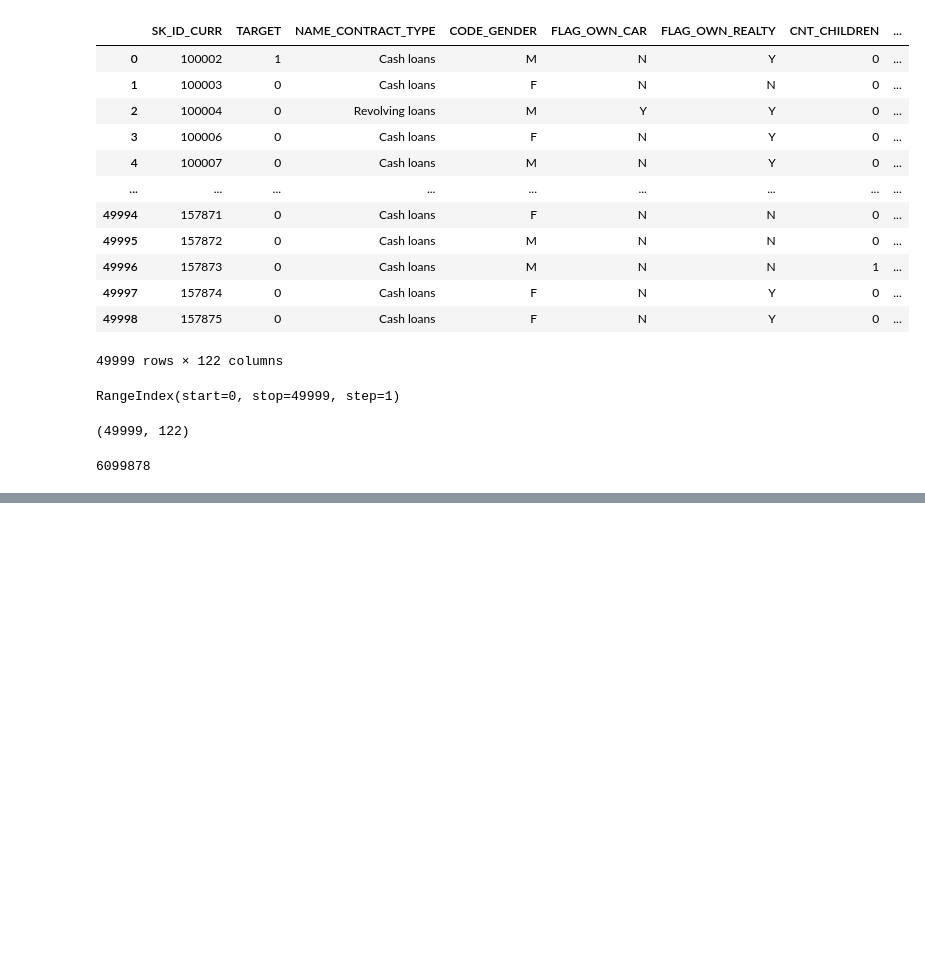
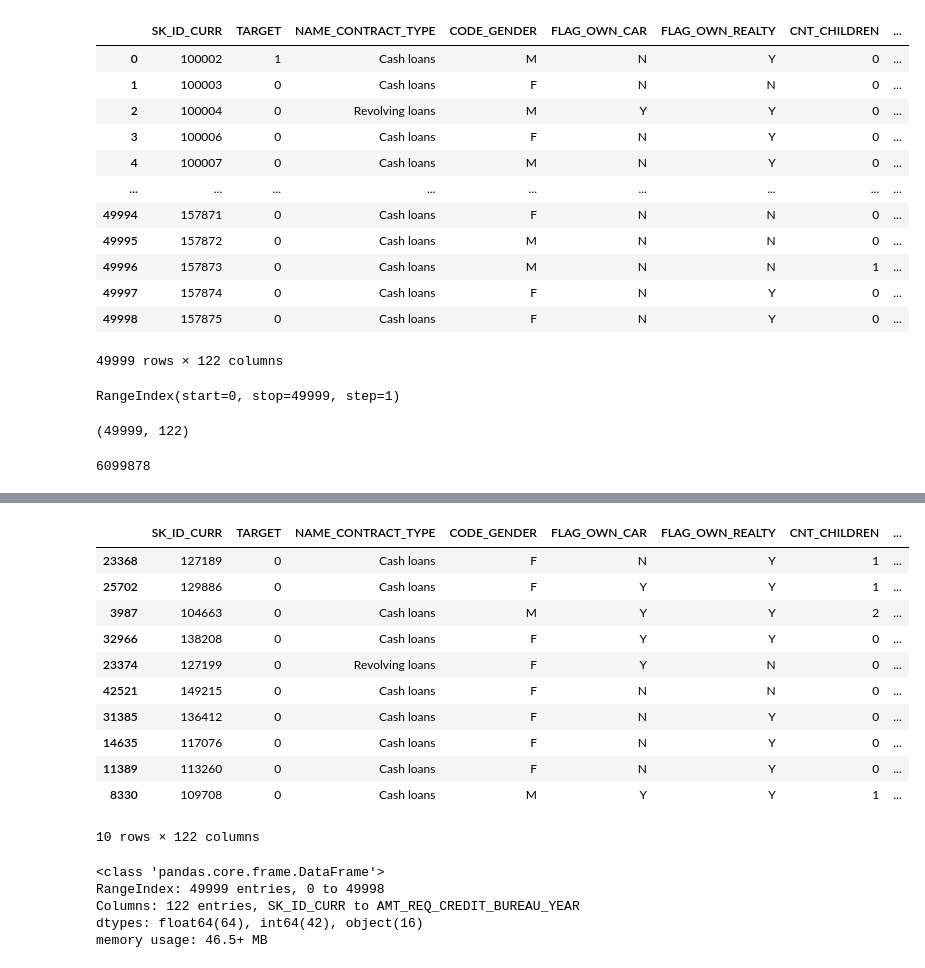
Before and after one commit to tanishqsharma20/python, a Jupyter notebook: python project/Bank loan case study/bank_loan.ipynb, the cells around one changed output, grey strips where cells are left out. Saved outputs shown, nothing was run; the diff lists cells and outputs as text; code cells hidden in the pictures; blank space fills up the shorter version.

```diff
--- a/python project/Bank loan case study/bank_loan.ipynb
+++ b/python project/Bank loan case study/bank_loan.ipynb
@@ -35,0 +57,23 @@ df_app.size
+# %%
+df_app.sample(n=10)
+# %% [output]
+|  | SK_ID_CURR | TARGET | NAME_CONTRACT_TYPE | CODE_GENDER | FLAG_OWN_CAR | FLAG_OWN_REALTY | CNT_CHILDREN | ... |
+| 23368 | 127189 | 0 | Cash loans | F | N | Y | 1 | ... |
+| 25702 | 129886 | 0 | Cash loans | F | Y | Y | 1 | ... |
+| 3987 | 104663 | 0 | Cash loans | M | Y | Y | 2 | ... |
+| 32966 | 138208 | 0 | Cash loans | F | Y | Y | 0 | ... |
+| 23374 | 127199 | 0 | Revolving loans | F | Y | N | 0 | ... |
+| 42521 | 149215 | 0 | Cash loans | F | N | N | 0 | ... |
+| 31385 | 136412 | 0 | Cash loans | F | N | Y | 0 | ... |
+| 14635 | 117076 | 0 | Cash loans | F | N | Y | 0 | ... |
+| 11389 | 113260 | 0 | Cash loans | F | N | Y | 0 | ... |
+| 8330 | 109708 | 0 | Cash loans | M | Y | Y | 1 | ... |
+10 rows × 122 columns
+# %%
+df_app.info()
+# %% [output]
+<class 'pandas.core.frame.DataFrame'>
+RangeIndex: 49999 entries, 0 to 49998
+Columns: 122 entries, SK_ID_CURR to AMT_REQ_CREDIT_BUREAU_YEAR
+dtypes: float64(64), int64(42), object(16)
+memory usage: 46.5+ MB
```
Also changed, not shown: parts of 4 cells of this notebook.
